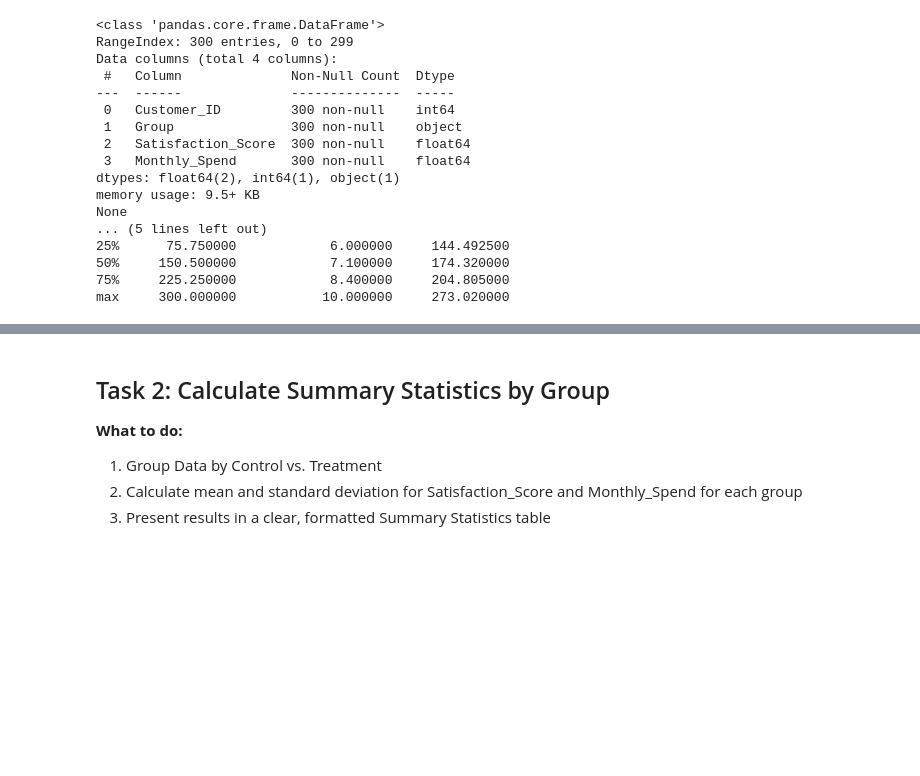
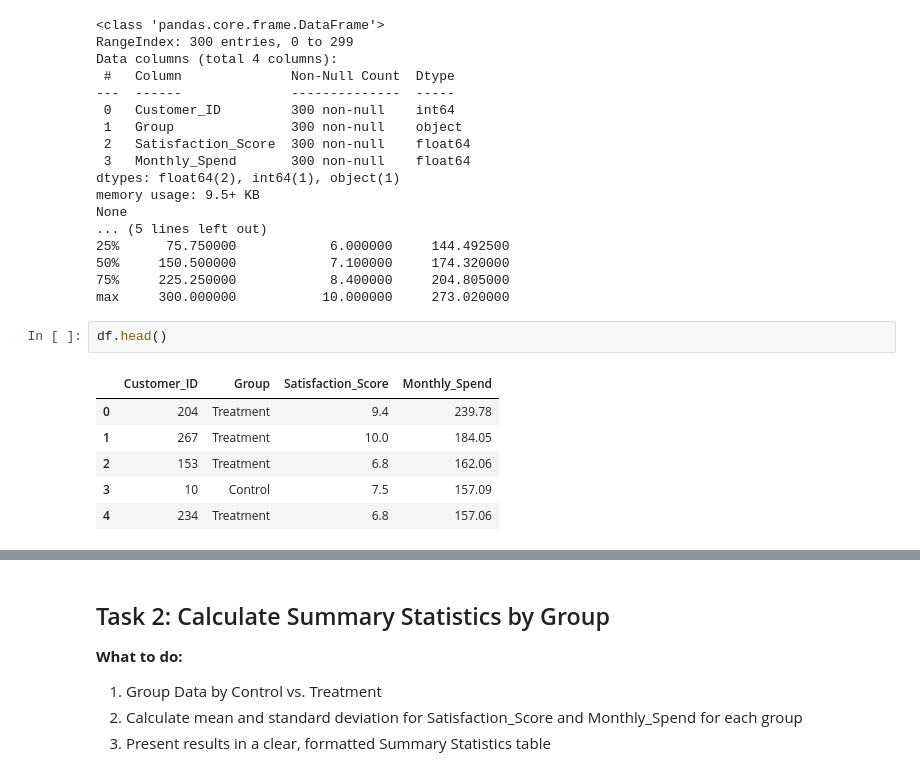
Before and after one commit to hawa1983/MG-628, a Jupyter notebook: Week_8_Assignment_Inferential_Statistics_and_Decision_Making_with_Python.ipynb, the cells around one changed output, grey strips where cells are left out. Drawn from its saved outputs; the diff is of its cells as text; blank space fills up the shorter version.

```diff
--- a/Week_8_Assignment_Inferential_Statistics_and_Decision_Making_with_Python.ipynb
+++ b/Week_8_Assignment_Inferential_Statistics_and_Decision_Making_with_Python.ipynb
@@ -106,3 +106,12 @@ None
 50%     150.500000            7.100000     174.320000
 75%     225.250000            8.400000     204.805000
 max     300.000000           10.000000     273.020000
+# %%
+df.head()
+# %% [output]
+|  | Customer_ID | Group | Satisfaction_Score | Monthly_Spend |
+| 0 | 204 | Treatment | 9.4 | 239.78 |
+| 1 | 267 | Treatment | 10.0 | 184.05 |
+| 2 | 153 | Treatment | 6.8 | 162.06 |
+| 3 | 10 | Control | 7.5 | 157.09 |
+| 4 | 234 | Treatment | 6.8 | 157.06 |
```
Also changed, not shown: parts of 9 cells of this notebook.
